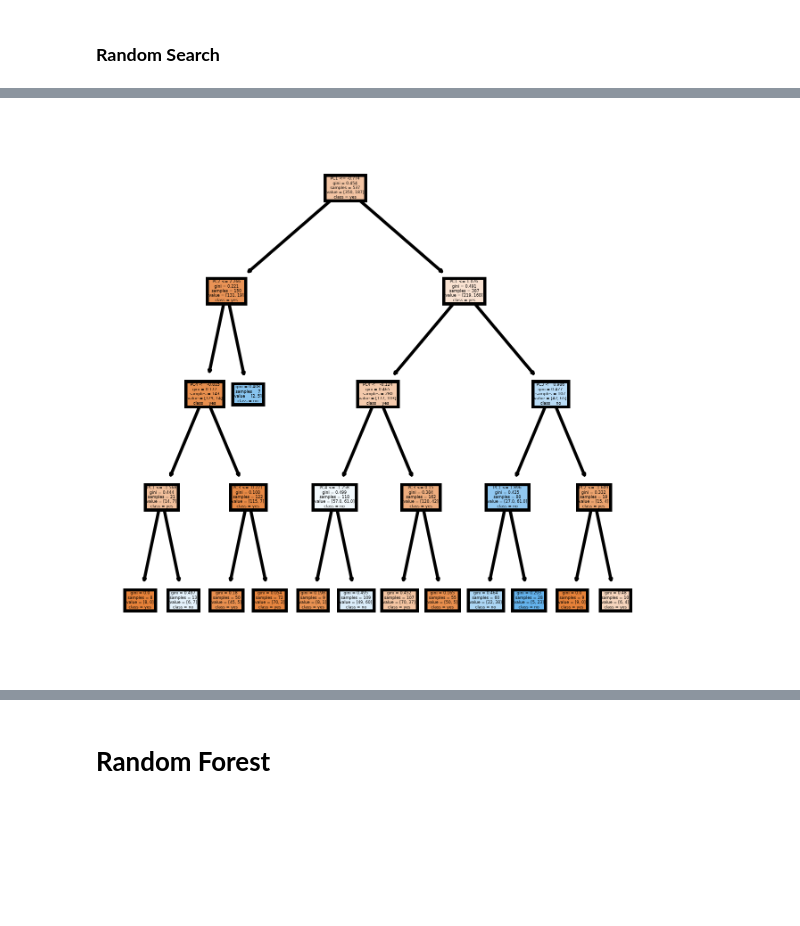
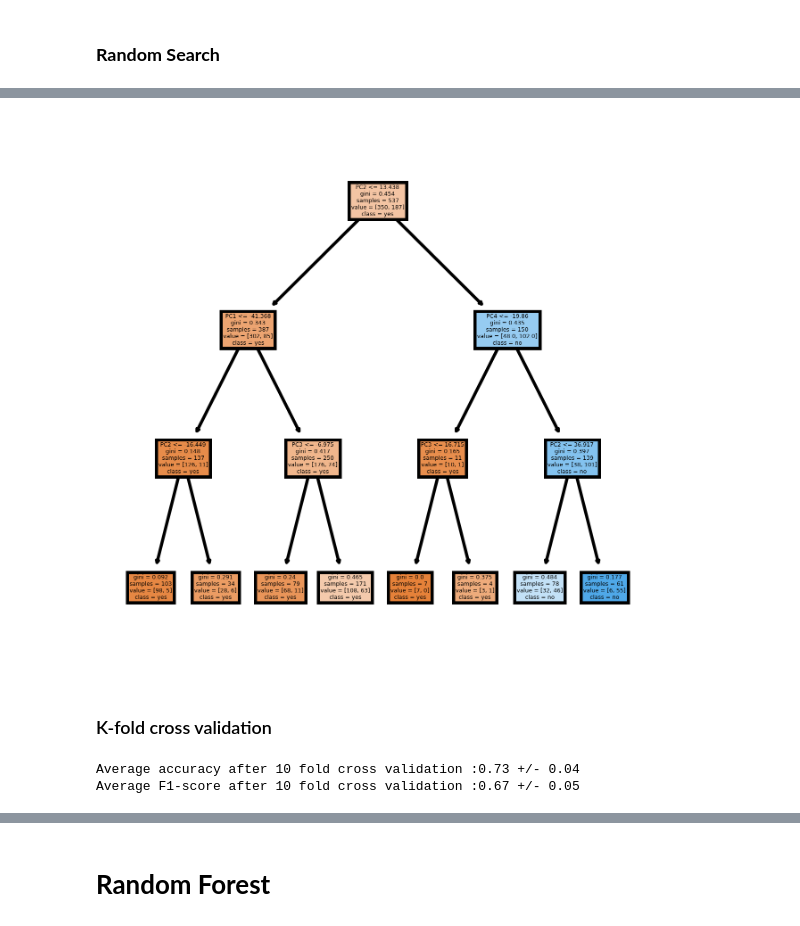
Before and after one commit to LynaMahdi/Diabetes-classification, a Jupyter notebook: Diabetes Prediction Using Classification Models.ipynb, the cells around one changed output, grey strips where cells are left out. Drawn from its saved outputs; the diff is of its cells as text; code cells hidden in the pictures; blank space fills up the shorter version.

```diff
--- a/Diabetes Prediction Using Classification Models.ipynb
+++ b/Diabetes Prediction Using Classification Models.ipynb
@@ -233,4 +241,0 @@ diab_data['SkinThickness'] = diab_data['SkinThickness'].replace(0,diab_data['Ski
-# %%
-#Encode the preganncies variable
-# 0 if there is no pregnancies and 1 for otyher values
-diab_data['Pregnancies'] = diab_data['Pregnancies'].apply(lambda x: 0 if x == 0 else 1)
@@ -471,6 +545,11 @@ Implementation of the model:
 **Results:**
   * Based on your results, **C=1** is the best among the tested values, as it provides a reasonable balance between training and test accuracy without underfitting or overfitting
 # %%
+X=reduced_df.drop(columns='Outcome')
+y=reduced_df['Outcome']
+# Split the data into training and testing sets
+X_train, X_test, y_train, y_test = train_test_split(X, y, stratify=y, test_size=0.3, random_state=42)
+
 plt.figure(figsize=(8,6))
 Clist=[1,0.01,100]
 
@@ -486,16 +565,4 @@ for C in Clist :
     print('C : {} Training set F1-score: {:.3f}'.format(C,f1_score(y_train, y_train_pred)))
     print('C : {} Test set F1-score: {:.3f}'.format(C, f1_score(y_test, y_pred)))
     print('\n')
-
-    diabetes_features = [x for i,x in enumerate(reduced_df.columns) if i!=8]
-    plt.plot(logreg.coef_.T, marker='o', label=f"C={C}")
-
-plt.xticks(range(reduced_df.shape[1]), diabetes_features, rotation=90)
-plt.hlines(0, 0, reduced_df.shape[1])
-plt.ylim(-5, 5)
-plt.xticks(size=15)
-plt.yticks(size=15)
-plt.xlabel("Feature",size=20)
-plt.ylabel("Coefficient magnitude",size=15)
-plt.legend(frameon=False)
 # %% [output]
@@ -869,5 +958,5 @@ Best F1-Score: 0.6571300805338327
 # %%
-best_params = {'criterion': 'gini', 'max_depth': 4, 'min_samples_split': 2, 'min_samples_leaf': 4}
+best_params = {'criterion': 'gini', 'max_depth': 3, 'min_samples_split': 2, 'min_samples_leaf': 4}
 
 
 optimial_tree = DecisionTreeClassifier(
@@ -879,4 +968,9 @@ optimial_tree = DecisionTreeClassifier(
 )
 
 optimial_tree.fit(X_train, y_train)
+
+y_pred=tree.predict(X_test)
+
+print("Accuracy on test: {:.3f}".format(accuracy_score(y_pred, y_test)))
+print("F1-score on test set: {:.3f}".format(f1_score(y_pred, y_test)))
 # %% [output]
@@ -884,16 +995,25 @@ DecisionTreeClassifier(max_depth=4, min_samples_leaf=4, random_state=42)
 # %%
 from sklearn.tree import plot_tree
 
 fn=X_train.columns
-tree = DecisionTreeClassifier(max_depth=4, min_samples_leaf=4, random_state=42).fit(X_train, y_train)
 cn=["yes","no"]
 
 # Setting dpi = 300 to make image clearer than default
 fig, axes = plt.subplots(nrows = 1,ncols = 1,figsize = (3,3), dpi=500)
 
 plot_tree(optimial_tree ,
            feature_names = fn,
            class_names=cn,
            filled = True);
 # %% [output]
-[figure, old version]
+[figure, new version]
+# %% [markdown]
+### K-fold cross validation
+# %%
+k_fold_tree_accuracy = cross_val_score(optimial_tree, X, y, cv=10) ##10-fold cross validation
+k_fold_tree_f1 = cross_val_score(tree, X, y, cv=10, scoring='f1_macro') ##10-fold cross validation
+print(f'Average accuracy after 10 fold cross validation :{k_fold_tree_accuracy.mean().round(2)} +/- {k_fold_tree_accuracy.std().round(2)}')
+print(f'Average F1-score after 10 fold cross validation :{k_fold_tree_f1.mean().round(2)} +/- {k_fold_tree_f1.std().round(2)}')
+# %% [output]
+Average accuracy after 10 fold cross validation :0.73 +/- 0.04
+Average F1-score after 10 fold cross validation :0.67 +/- 0.05
```
Also changed, not shown: parts of 101 cells of this notebook, 1 other file.
